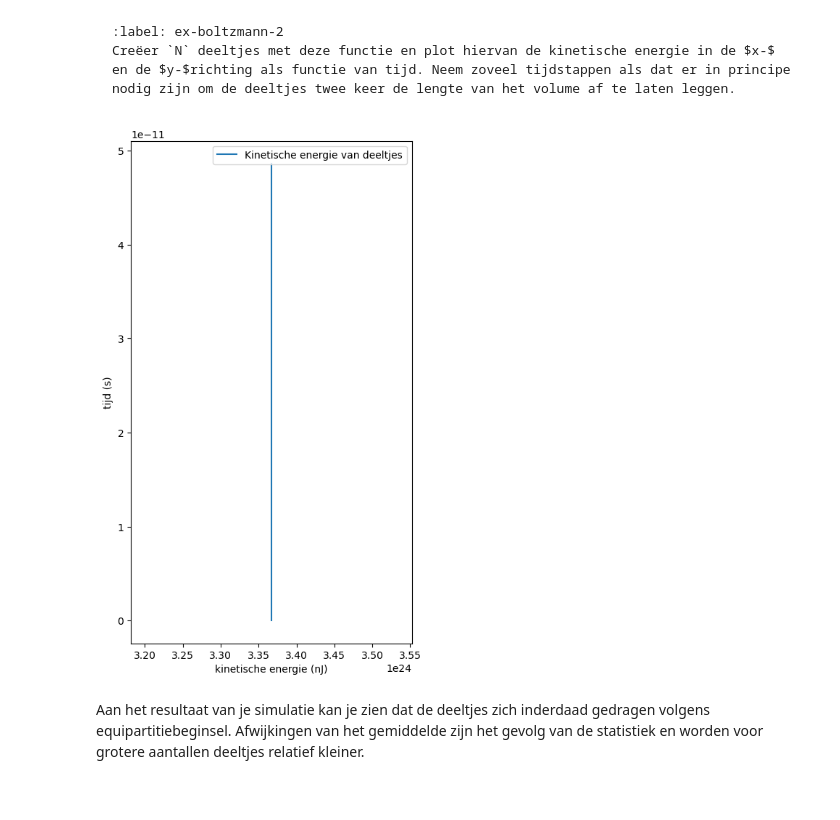
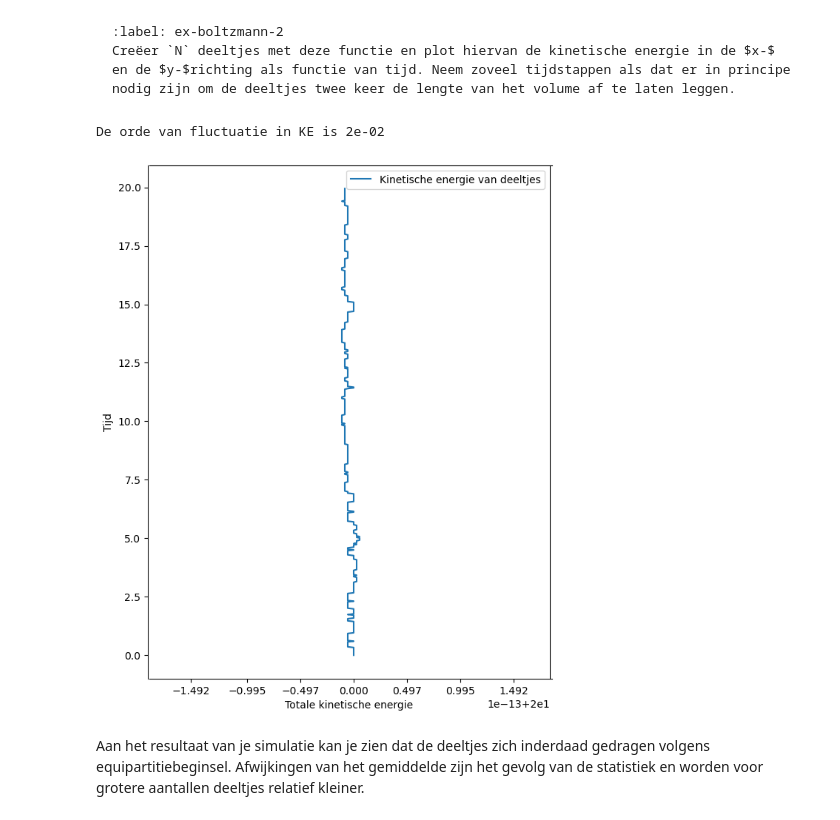
Before and after one commit to IshaSchneiders/69, a Jupyter notebook: Content/PySim/6_boltzmann.ipynb, the cells around one changed output. Drawn from its saved outputs; the diff is of its cells as text; code cells hidden in the pictures.

```diff
--- a/Content/PySim/6_boltzmann.ipynb
+++ b/Content/PySim/6_boltzmann.ipynb
@@ -23,10 +23,11 @@ import matplotlib.pyplot as plt
 from matplotlib.animation import FuncAnimation
 from scipy.optimize import curve_fit
 
-BOX_SIZE_0 =10         # Hoogte en breedte startvolume (in nm)
-N = 40                    # Aantal deeltjes
-V_0 =410.3e9              # Startsnelheid van deeltjes (nm/s)
+BOX_SIZE_0 = 10         # Hoogte en breedte startvolume (in nm)
+N = 40                 # Aantal deeltjes
+V_0 = 1            # Startsnelheid van deeltjes (nm/Gs)
 RADIUS = 0.3           # Straal van moleculen (nm)
-DT =  1e-13               # Tijdstap om geen botsing te missen (s)
+DT =  .1*(RADIUS/V_0)     # Tijdstap om geen botsing te missen (Gs)
 
 #your code/answer
+print(DT)
@@ -172,37 +175,45 @@ Creëer `N` deeltjes met deze functie en plot hiervan de kinetische energie in d
 particles = []
 create_uniform_particles(particles)
 
 # Totale simulatie-tijd bepalen
 t_total = 2 * BOX_SIZE_0 / V_0
 T_steps = int(t_total / DT)
 
 # Lijsten voor energie + tijd
 KE_list = []
 time_list = []
 
 t = 0.0
 
 
 for step in range(T_steps):
 
     # Kinetische energie opslaan
     KE = sum(p.kin_energy for p in particles)
     KE_list.append(KE)
     time_list.append(t)
 
     # Tijdstap uitvoeren
     take_time_step(particles)
     t += DT
 
 # Plot
-plt.figure(figsize=(5,9))
+plt.figure(figsize=(7,9))
 plt.plot(KE_list,time_list, label="Kinetische energie van deeltjes")
-plt.ylabel("tijd (s)")
-plt.xlabel("kinetische energie (nJ)")
+plt.ylabel("Tijd")
+plt.xlabel("Totale kinetische energie")
+upperbound_KE=np.max(KE_list) #de maximale waarde van de array als upperbound
+lwrbound_KE=np.min(KE_list) #de minimale waarde van de array als upperbound
+margin=((upperbound_KE - lwrbound_KE) * 10) #een margin anders werkt plt niet
+plt.xlim(lwrbound_KE-margin,upperbound_KE+margin) #het inzoomen door ylim in te stellen
+
+orde_KE=(upperbound_KE-lwrbound_KE)*1e12
+print("De orde van fluctuatie in KE is %.0e"  %orde_KE) #orde bepalen van de fluctuaties
 plt.legend()
 plt.show()
 # %% [output]
+De orde van fluctuatie in KE is 2e-02
-[figure, old version]
+[figure, new version]
 # %% [markdown]
 Aan het resultaat van je simulatie kan je zien dat de deeltjes zich inderdaad gedragen volgens equipartitiebeginsel. Afwijkingen van het gemiddelde zijn het gevolg van de statistiek en worden voor grotere aantallen deeltjes relatief kleiner.
 # %% [markdown]
```
Also changed, not shown: parts of 6 cells of this notebook.
